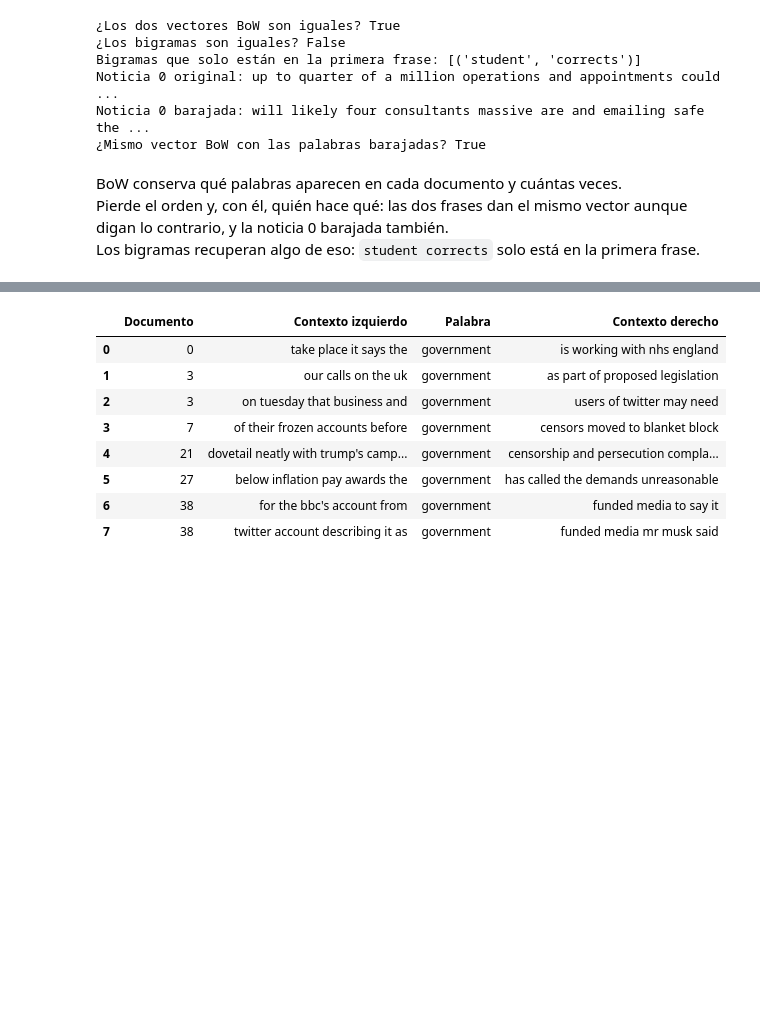
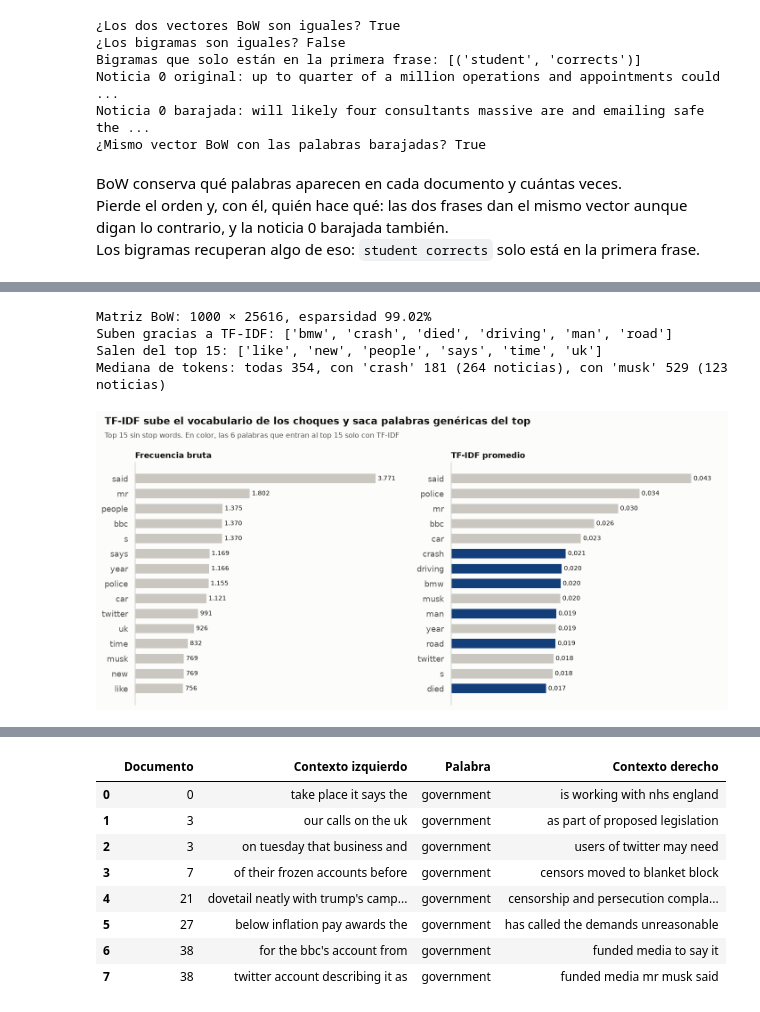
Before and after one commit to AlejoMoncada/llm-assignment1, a Jupyter notebook: 03_Assignment_Sesion1_BoW_Word2Vec.ipynb, the cells around one changed output, grey strips where cells are left out. Drawn from its saved outputs; the diff is of its cells as text; code cells hidden in the pictures; blank space fills up the shorter version.

Commit message:
feat(notebook): add representation journey, TF-IDF and publication charts

```diff
--- a/03_Assignment_Sesion1_BoW_Word2Vec.ipynb
+++ b/03_Assignment_Sesion1_BoW_Word2Vec.ipynb
@@ -15,6 +34,7 @@ Cargo las librerías y dejo `BBC news.csv` en un `DataFrame` llamado `df`.
 # %%
 import random
 import re
+import time
 import zlib
 from collections import Counter
 from itertools import combinations
@@ -23,10 +43,17 @@ import matplotlib.pyplot as plt
 import numpy as np
 import pandas as pd
 import seaborn as sns
+from adjustText import adjust_text
 from gensim.models import Word2Vec
 from matplotlib.patches import Rectangle
+from matplotlib.patheffects import withStroke
 from matplotlib.ticker import FuncFormatter
-from sklearn.feature_extraction.text import ENGLISH_STOP_WORDS
+from scipy import sparse
+from sklearn.feature_extraction.text import ENGLISH_STOP_WORDS, TfidfTransformer
+from sklearn.manifold import TSNE
+from sklearn.metrics import silhouette_score
+from sklearn.metrics.pairwise import cosine_similarity
+from sklearn.preprocessing import normalize
 
 SEED = 42
 random.seed(SEED)
@@ -34,6 +61,7 @@ np.random.seed(SEED)
 
 BLUE, ORANGE, AQUA = "#2a78d6", "#eb6834", "#1baf7a"
 GRAY = "#b5b3ac"
+GRIS_NEUTRO, ACENTO = "#c9c7c0", "#123f7a"
 INK, MUTED, SURFACE = "#0b0b0b", "#52514e", "#fcfcfb"
 
 sns.set_theme(style="whitegrid", rc={
@@ -571,0 +614,65 @@ Los bigramas recuperan algo de eso: `student corrects` solo está en la primera
+# %%
+VOCABULARIO = {palabra: i for i, palabra in enumerate(sorted(FRECUENCIAS))}
+TERMINOS = np.array(sorted(FRECUENCIAS))
+
+
+def matriz_conteos(documentos):
+    filas, columnas, valores = [], [], []
+    for fila, tokens in enumerate(documentos):
+        conteo = Counter(t for t in tokens if t in VOCABULARIO)
+        filas += [fila] * len(conteo)
+        columnas += [VOCABULARIO[t] for t in conteo]
+        valores += list(conteo.values())
+    return sparse.csr_matrix((valores, (filas, columnas)), shape=(len(documentos), len(VOCABULARIO)), dtype=float)
+
+
+BOW_CORPUS = matriz_conteos(df["tokens"])
+TRANSFORMADOR_TFIDF = TfidfTransformer().fit(BOW_CORPUS)
+TFIDF_CORPUS = TRANSFORMADOR_TFIDF.transform(BOW_CORPUS)
+esparsidad_bow = 1 - BOW_CORPUS.nnz / np.prod(BOW_CORPUS.shape)
+
+tfidf_medio = np.asarray(TFIDF_CORPUS.mean(axis=0)).ravel()
+sin_stop = np.array([t not in STOP for t in TERMINOS])
+tabla_terminos = pd.DataFrame({
+    "Palabra": TERMINOS[sin_stop],
+    "Frecuencia": [FRECUENCIAS[t] for t in TERMINOS[sin_stop]],
+    "TF-IDF medio": tfidf_medio[sin_stop],
+})
+top_frecuencia = tabla_terminos.sort_values(["Frecuencia", "Palabra"], ascending=[False, True]).head(15)
+top_tfidf = tabla_terminos.sort_values(["TF-IDF medio", "Palabra"], ascending=[False, True]).head(15)
+suben = sorted(set(top_tfidf["Palabra"]) - set(top_frecuencia["Palabra"]))
+bajan = sorted(set(top_frecuencia["Palabra"]) - set(top_tfidf["Palabra"]))
+
+print(f"Matriz BoW: {BOW_CORPUS.shape[0]} × {BOW_CORPUS.shape[1]}, esparsidad {esparsidad_bow:.2%}")
+print("Suben gracias a TF-IDF:", suben)
+print("Salen del top 15:", bajan)
+
+con_crash = df["tokens"].map(lambda tokens: "crash" in tokens)
+con_musk = df["tokens"].map(lambda tokens: "musk" in tokens)
+print(f"Mediana de tokens: todas {df['longitud'].median():.0f}, con 'crash' {df.loc[con_crash, 'longitud'].median():.0f} ({con_crash.sum()} noticias), con 'musk' {df.loc[con_musk, 'longitud'].median():.0f} ({con_musk.sum()} noticias)")
+
+fig, (izq, der) = plt.subplots(1, 2, figsize=(12, 5.6))
+for ax, datos, columna, formato, titulo in [
+    (izq, top_frecuencia, "Frecuencia", lambda x: es(x), "Frecuencia bruta"),
+    (der, top_tfidf, "TF-IDF medio", lambda x: es(x, 3), "TF-IDF promedio"),
+]:
+    colores = [ACENTO if p in suben else GRIS_NEUTRO for p in datos["Palabra"]]
+    ax.barh(datos["Palabra"], datos[columna], color=colores, height=0.68)
+    ax.invert_yaxis()
+    for pos, valor in enumerate(datos[columna]):
+        ax.text(valor, pos, f" {formato(valor)}", va="center", fontsize=8.5)
+    ax.set_title(titulo, fontsize=11)
+    ax.set_xticks([])
+    ax.grid(False)
+    ax.margins(x=0.13)
+    sns.despine(ax=ax, bottom=True)
+fig.text(0.02, 0.97, "TF-IDF sube el vocabulario de los choques y saca palabras genéricas del top", fontsize=13, fontweight="bold")
+fig.text(0.02, 0.925, f"Top 15 sin stop words. En color, las {len(suben)} palabras que entran al top 15 solo con TF-IDF", fontsize=9.5, color=MUTED)
+plt.tight_layout(rect=(0, 0, 1, 0.91))
+plt.show()
+# %% [output]
+Matriz BoW: 1000 × 25616, esparsidad 99.02%
+Suben gracias a TF-IDF: ['bmw', 'crash', 'died', 'driving', 'man', 'road']
+Salen del top 15: ['like', 'new', 'people', 'says', 'time', 'uk']
+Mediana de tokens: todas 354, con 'crash' 181 (264 noticias), con 'musk' 529 (123 noticias)
+[figure, added]
```
Also changed, not shown: parts of 48 cells of this notebook, 4 other files.
